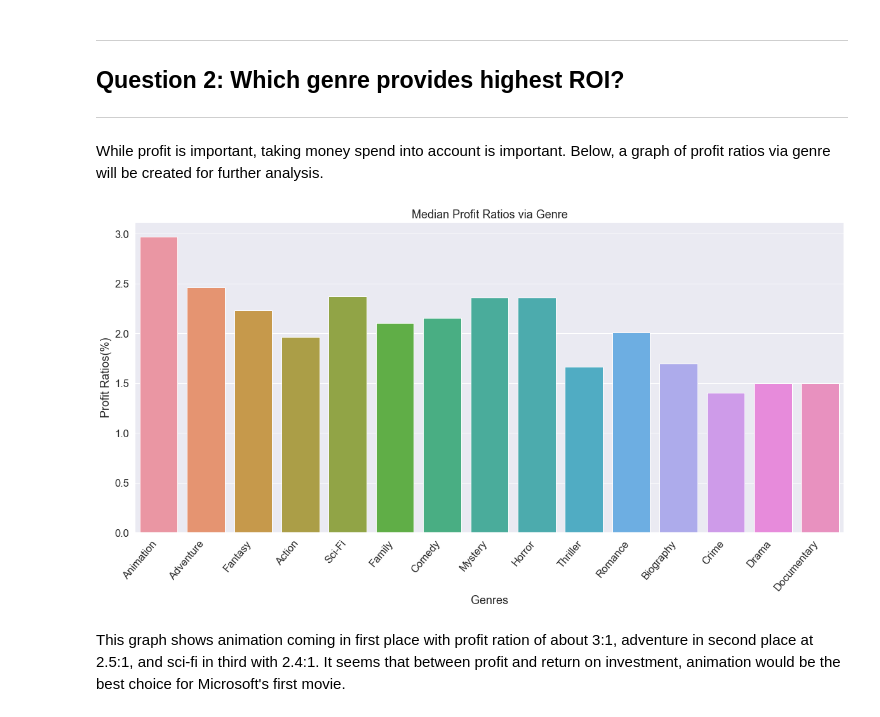
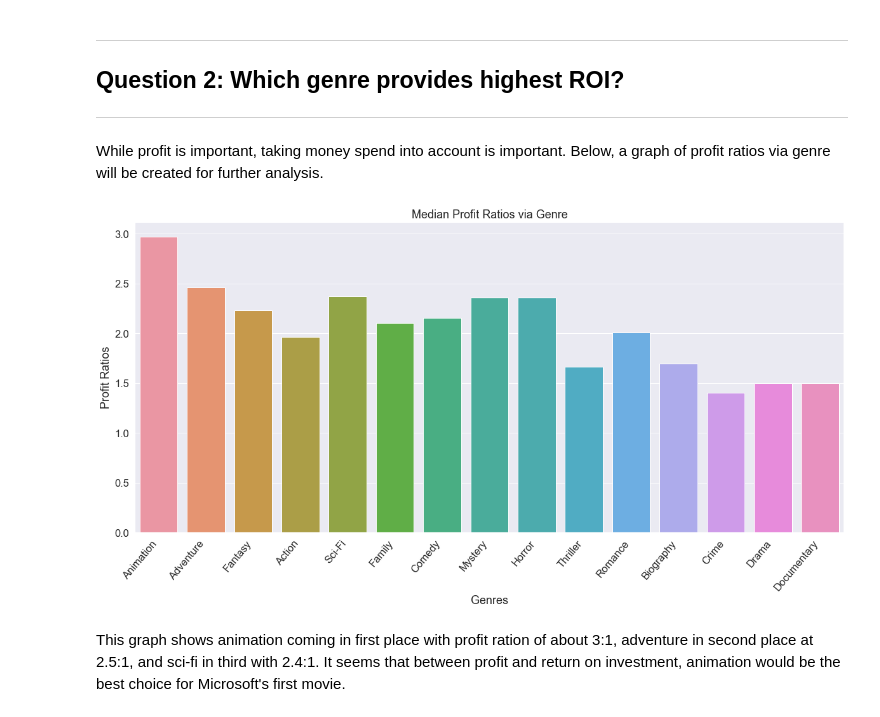
Before and after one commit to sierrajul/Microsoft-Movie-Analysis, a Jupyter notebook: dsc-phase1-project-template.ipynb, the cells around one changed output. Saved outputs shown, nothing was run; the diff lists cells and outputs as text; code cells hidden in the pictures.

```diff
--- a/dsc-phase1-project-template.ipynb
+++ b/dsc-phase1-project-template.ipynb
@@ -535,21 +536,21 @@ While profit is important, taking money spend into account is important. Below,
 # %%
 # create graph visualizing profit ratio data
 fig, axes = plt.subplots(figsize=(20, 10))
 fig.autofmt_xdate(rotation=50)
 
 sns.barplot(data = df_gp_median,
            x = 'genres',
            y = 'roi',
            ci=None,
            )
 
 axes.set_title('Median Profit Ratios via Genre')
 axes.set_xlabel('Genres')
-axes.set_ylabel('Profit Ratios(%)')
+axes.set_ylabel('Profit Ratios')
 
 # plt.savefig('Medianratio_vs_genre.png')
 # %% [output]
-[figure, old version]
+[figure, new version]
 # %% [markdown]
 This graph shows animation coming in first place with profit ration of about 3:1, adventure in second place at 2.5:1, and sci-fi in third with 2.4:1. It seems that between profit and return on investment, animation would be the best choice for Microsoft's first movie.
 # %% [markdown]
```
Also changed, not shown: parts of 9 cells of this notebook.
